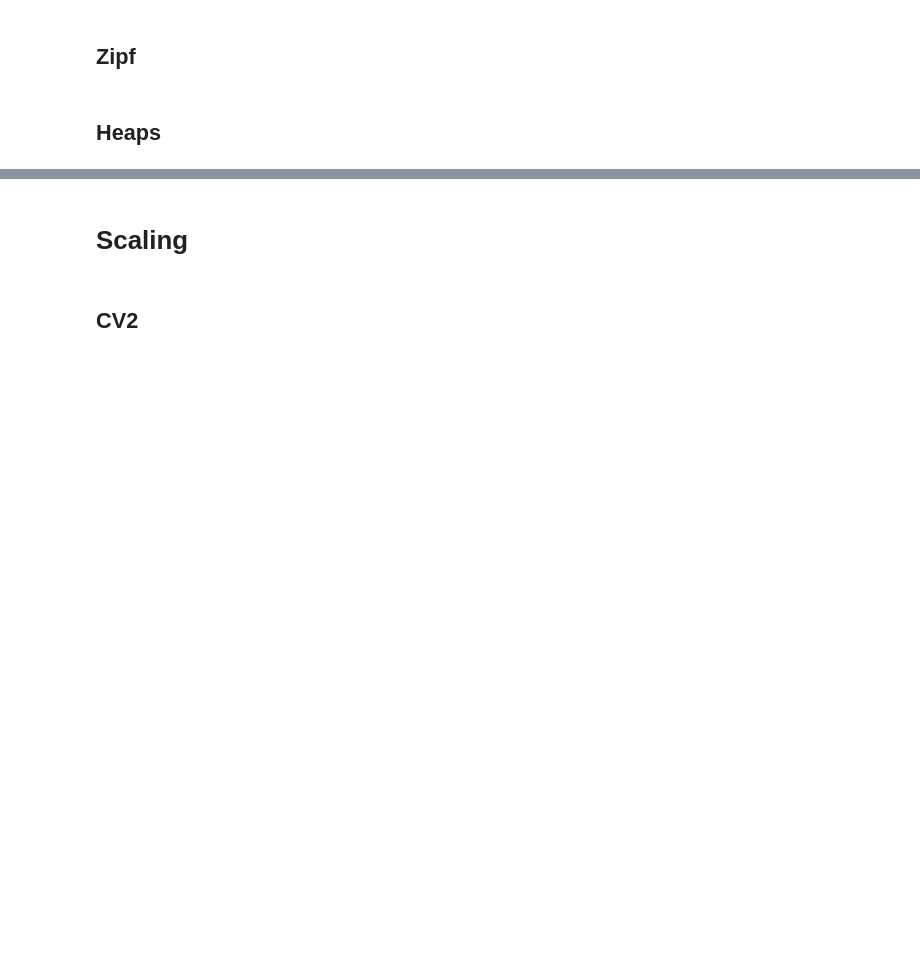
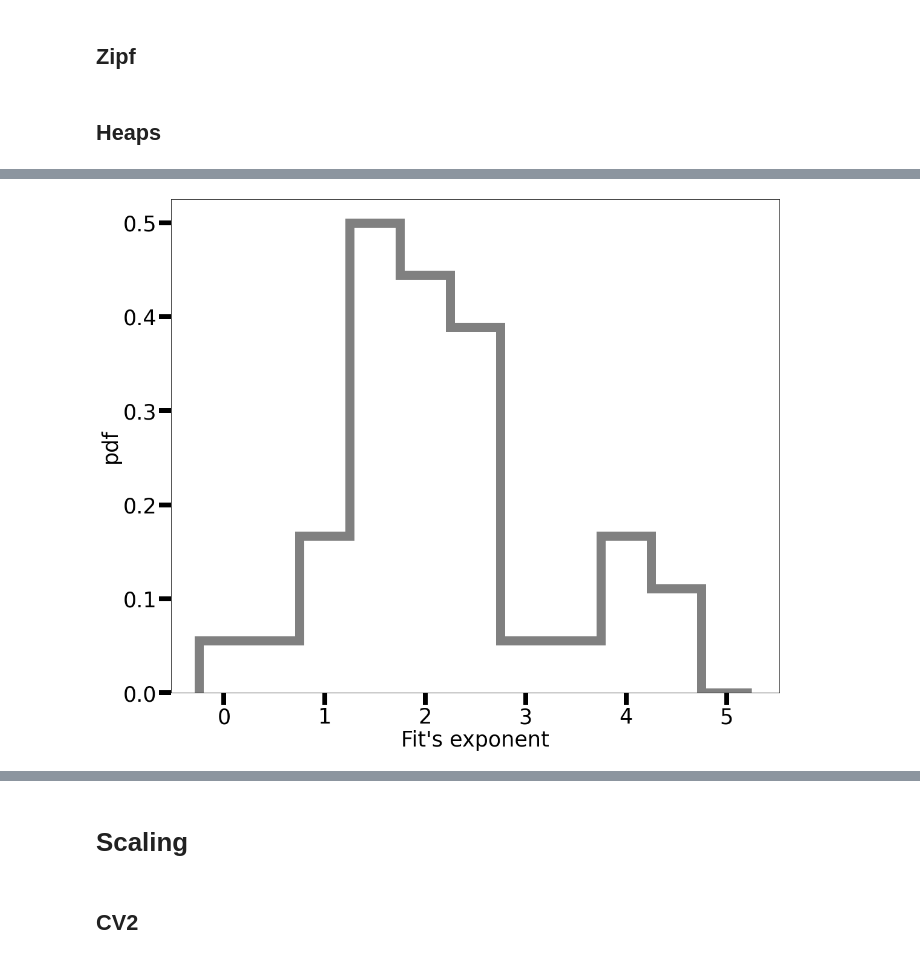
Before and after one commit to SilviaLazzardi/Emergent_Laws_in_scRNA-seq_Data, a Jupyter notebook: MouseCellAtlas/Mouse_Cell_Atlas_Data_Analysis.ipynb, the cells around one changed output, grey strips where cells are left out. Cells and saved outputs as stored; diff of their text form; code cells hidden in the pictures; blank space fills up the shorter version.

```diff
--- a/MouseCellAtlas/Mouse_Cell_Atlas_Data_Analysis.ipynb
+++ b/MouseCellAtlas/Mouse_Cell_Atlas_Data_Analysis.ipynb
@@ -430,0 +528,14 @@ fig.savefig("heaps_alltissues%s_mca%s.pdf"%("" if filter_mammaryLactation else "
+# %%
+fig,ax=plt.subplots(figsize=(18,15))
+
+n_bins = 10
+bins = np.linspace(0-5/2/n_bins,5+5/2/n_bins,n_bins+2)
+ax.hist(exps, histtype="step", density=True, color="gray", lw=15, bins=bins)
+
+ax.set_xlabel("Fit's exponent", fontsize=35)
+ax.set_ylabel("pdf", fontsize=35)
+ax.tick_params(labelsize=35, width=8, length=20)
+ax.tick_params(which="minor", labelsize=35, width=5, length=25)
+plt.show()
+# %% [output]
+[figure, added]
```
Also changed, not shown: parts of 4 cells of this notebook.
